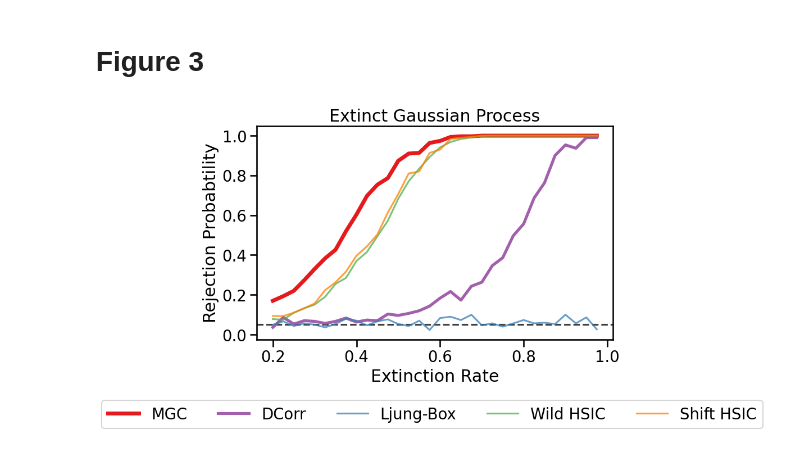
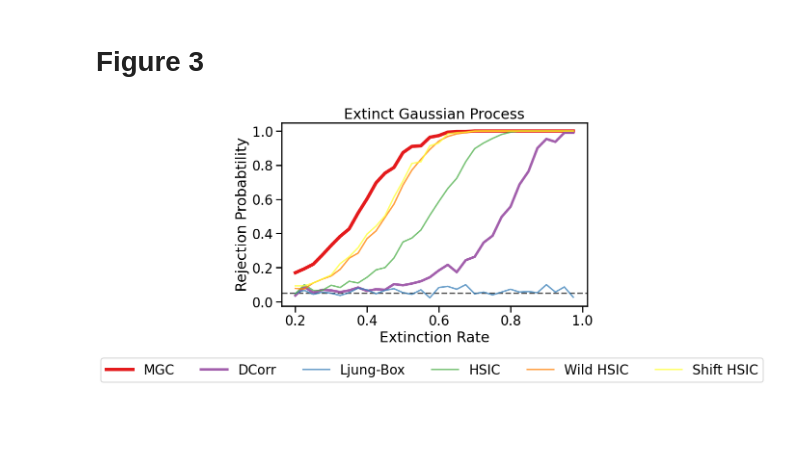
Before and after one commit to neurodata/mgcx, a Jupyter notebook: generate_plot.ipynb, the cells around one changed output. Cells and saved outputs as stored; diff of their text form; code cells hidden in the pictures; blank space fills up the shorter version.

Commit message:
Update figures

```diff
--- a/generate_plot.ipynb
+++ b/generate_plot.ipynb
@@ -98,9 +130,14 @@ def load_power_curves(
 #     'shiftHSIC_powers' : "#ffff33"
 # }
 
-colors = ['#e41a1c','#984ea3', '#377eb8','#4daf4a', '#ff7f00',
-          # '#ffff33',
-         ]
+colors = [
+    "#e41a1c",
+    "#984ea3",
+    "#377eb8",
+    "#4daf4a",
+    "#ff7f00",
+    "#ffff33",
+]
 # %% [markdown]
 # Figure 1
 # %%
@@ -254,49 +293,56 @@ fig, ax = plt.subplots(ncols=1, figsize=(7.5, 5), constrained_layout=True)
 
 df = load_extinct_gaussian()
 tmp = df.melt(
-        id_vars='extinction_rate',
-        value_vars=['MGC-X_powers', 'DCorr-X_powers',
-                    'LjungX_powers',
-                    'wildHSIC2_powers', 'shiftHSIC_powers']
-    )
+    id_vars="extinction_rate",
+    value_vars=[
+        "MGC-X_powers",
+        "DCorr-X_powers",
+        "LjungX_powers",
+        "HSIC-X_powers",
+        "wildHSIC2_powers",
+        "shiftHSIC_powers",
+    ],
+)
 ax.axhline(y=0.05, ls="--", c="k")
-sns.lineplot(data=tmp, x = 'extinction_rate', y='value', hue='variable', ax=ax, palette=colors)
+sns.lineplot(
+    data=tmp, x="extinction_rate", y="value", hue="variable", ax=ax, palette=colors
+)
 ax.set_title("Extinct Gaussian Process")
 ax.set_xlabel("Extinction Rate")
 ax.set_ylabel("Rejection Probabtility")
 ax.get_legend().remove()
 
 for line in ax.get_lines():
     if line.get_c() == "#e41a1c":
         line.set_linewidth(5)
         line.set_alpha(1)
     elif line.get_c() == "#984ea3":
         line.set_linewidth(3.75)
         line.set_alpha(0.9)
     else:
         line.set_alpha(0.75)
 
 # Deal with legends
 handles, labels = ax.get_legend_handles_labels()
 
 # legend = fig.legend(
 #     handles[1:],
 #     ['MGC-X', 'DCorr-X', 'Ljung-BoX', 'Wild HSIC(1)', 'Wild HSIC(2)', 'Shift HSIC'],
 #     ncol = 1,
 #     loc='right',
 #     bbox_to_anchor=(1.4, .5),
 #     bbox_transform=plt.gcf().transFigure
 # )
 legend = fig.legend(
     handles[:],
-    ['MGC', 'DCorr', 'Ljung-Box', 'Wild HSIC', 'Shift HSIC'],
-    ncol = 7,
-    loc='lower center',
-    bbox_to_anchor=(.55, -0.175),
-    bbox_transform=plt.gcf().transFigure
+    ["MGC", "DCorr", "Ljung-Box", "HSIC", "Wild HSIC", "Shift HSIC"],
+    ncol=7,
+    loc="lower center",
+    bbox_to_anchor=(0.55, -0.175),
+    bbox_transform=plt.gcf().transFigure,
 )
 
-fig.savefig("figure3.png", dpi=300, bbox_inches='tight')
-fig.savefig("figure3.pdf", dpi=300, bbox_inches='tight')
+fig.savefig("figure3.png", dpi=300, bbox_inches="tight")
+fig.savefig("figure3.pdf", dpi=300, bbox_inches="tight")
 # %% [output]
-[figure, old version]
+[figure, new version]
```
Also changed, not shown: parts of 4 cells of this notebook.
